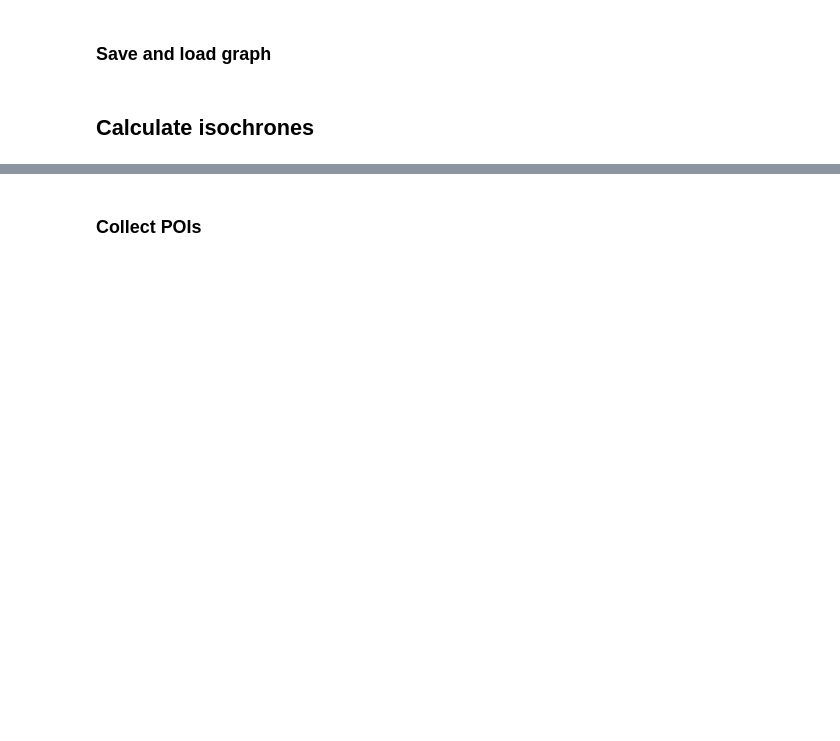
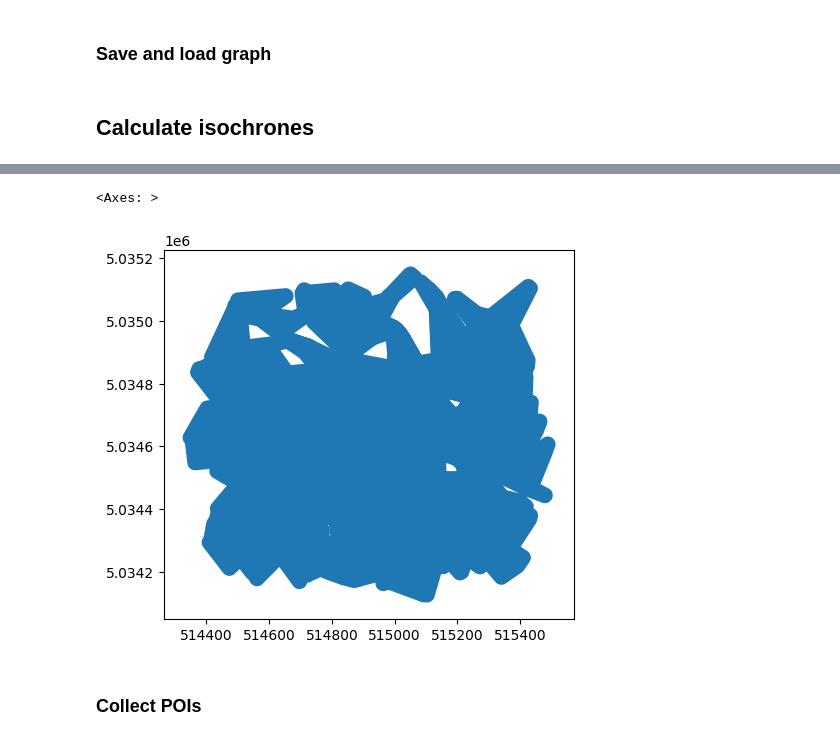
Before and after one commit to TransformTransport/accessX, a Jupyter notebook: notebook_tester.ipynb, the cells around one changed output, grey strips where cells are left out. Drawn from its saved outputs; the diff is of its cells as text; code cells hidden in the pictures; blank space fills up the shorter version.

```diff
--- a/notebook_tester.ipynb
+++ b/notebook_tester.ipynb
@@ -129,0 +153,17 @@ NameError: name 'hexes_proj' is not defined
+# %%
+# Using Edges
+
+gdf_hex = calculate_isochrones(
+    G_proj,
+    hexes_proj,
+    max_cost=15,
+    interval_size=1,
+    cost_attr="time_min",
+    city_epsg=32632,
+    max_distance=200,
+    method="edges",
+    n_jobs = os.cpu_count() - 1,
+    edge_buff=25,
+    infill=True,
+    save_dir='data/walksheds/',
+)
@@ -130,3 +174,10 @@ NameError: name 'hexes_proj' is not defined
+# %%
+gdf_hex.head(3)
+gdf_4 = gdf_hex.set_geometry('geom_time_min_4')
+gdf_4.plot()
+# %% [output]
+<Axes: >
+[figure, added]
 # %% [markdown]
 ### Collect POIs
 # %% [markdown]
```
Also changed, not shown: parts of 19 cells of this notebook.
